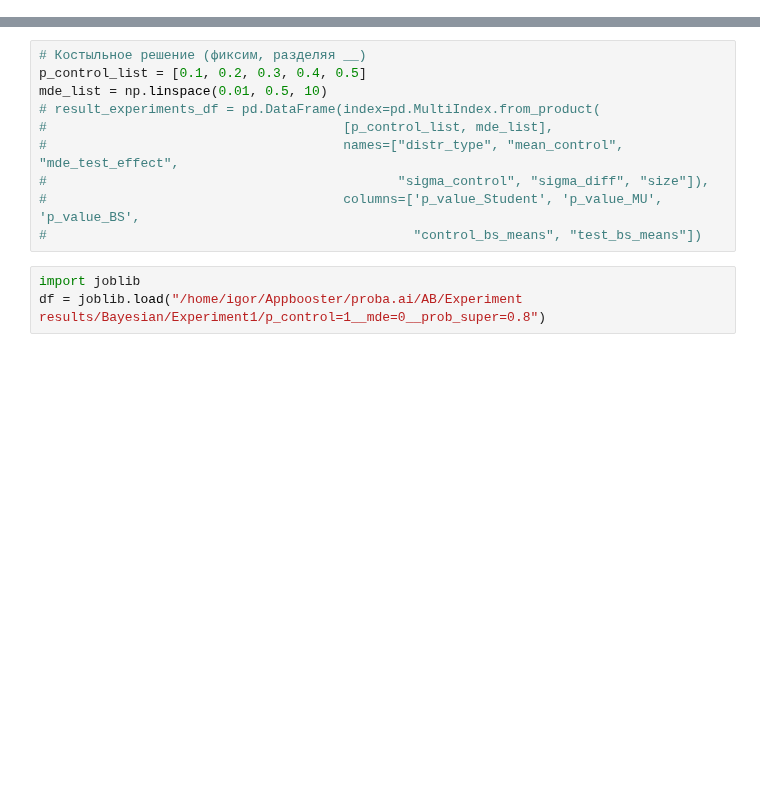
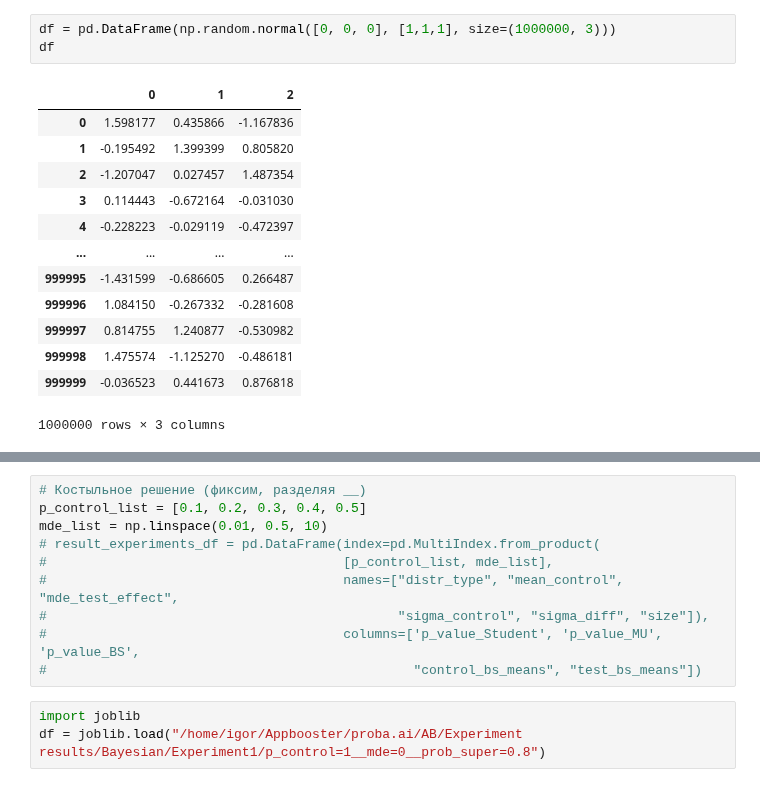
Before and after one commit to iakubovskii7/AB, a Jupyter notebook: Result_analyze.ipynb, the cells around one changed output, grey strips where cells are left out. Cells and saved outputs as stored; diff of their text form; blank space fills up the shorter version.

```diff
--- a/Result_analyze.ipynb
+++ b/Result_analyze.ipynb
@@ -102,0 +139,17 @@ result_df
+# %%
+df = pd.DataFrame(np.random.normal([0, 0, 0], [1,1,1], size=(1000000, 3)))
+df
+# %% [output]
+|  | 0 | 1 | 2 |
+| 0 | 1.598177 | 0.435866 | -1.167836 |
+| 1 | -0.195492 | 1.399399 | 0.805820 |
+| 2 | -1.207047 | 0.027457 | 1.487354 |
+| 3 | 0.114443 | -0.672164 | -0.031030 |
+| 4 | -0.228223 | -0.029119 | -0.472397 |
+| ... | ... | ... | ... |
+| 999995 | -1.431599 | -0.686605 | 0.266487 |
+| 999996 | 1.084150 | -0.267332 | -0.281608 |
+| 999997 | 0.814755 | 1.240877 | -0.530982 |
+| 999998 | 1.475574 | -1.125270 | -0.486181 |
+| 999999 | -0.036523 | 0.441673 | 0.876818 |
+1000000 rows × 3 columns
```
Also changed, not shown: parts of 19 cells of this notebook, 3 other files.
